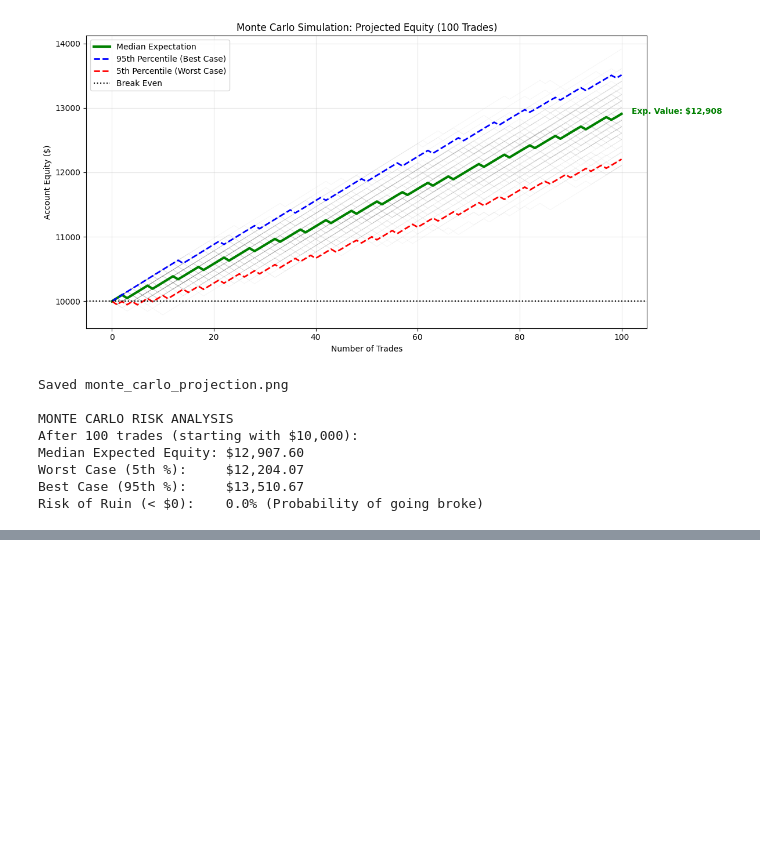
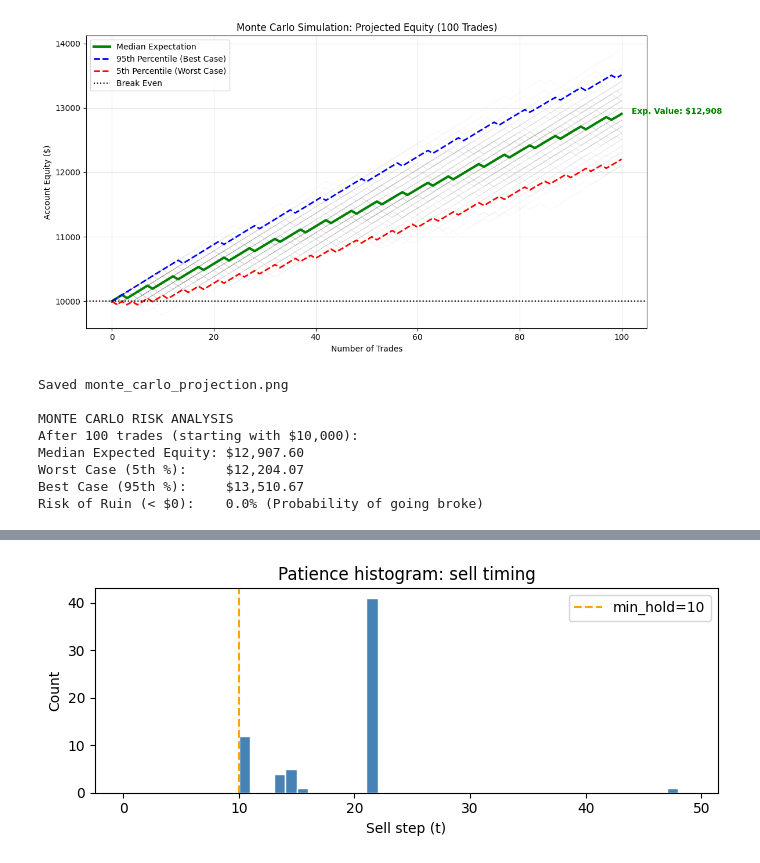
Before and after one commit to mackiannii/445Project, a Jupyter notebook: polymarket_btc/fun.ipynb, the cells around one changed output, grey strips where cells are left out. Cells and saved outputs as stored; diff of their text form; code cells hidden in the pictures; blank space fills up the shorter version.

```diff
--- a/polymarket_btc/fun.ipynb
+++ b/polymarket_btc/fun.ipynb
@@ -1863,0 +1932,93 @@ Risk of Ruin (< $0):    0.0% (Probability of going broke)
+# %%
+# Patience histogram + risk scatter
+import numpy as np
+import matplotlib.pyplot as plt
+from pathlib import Path
+
+min_hold_eval = MIN_HOLD_EVAL if 'MIN_HOLD_EVAL' in globals() else int(globals().get('MIN_HOLD', 24))
+reward_scale = REWARD_SCALE if 'REWARD_SCALE' in globals() else 100.0
+
+base_eps_scan = base_eps if 'base_eps' in globals() else val_eps
+scan_env = make_env(
+    base_eps_scan,
+    fee=FEE,
+    seed=seed_base + 5,
+    min_hold=min_hold_eval,
+    living_penalty=0.01,
+    reward_clip=50.0,
+    reward_scale=reward_scale,
+)
+
+sell_steps = []
+max_drawdowns = []
+final_profits = []
+for ep in base_eps_scan:
+    meta = _meta(ep)
+    side = int(meta['side'])
+    entry = float(meta['entry'])
+    res = float(meta['resolution'])
+    df = ep['df'] if isinstance(ep, dict) else ep.df
+    price_side = df['mid_prob'].to_numpy(dtype=np.float64)
+    price_side = price_side if side == 1 else 1.0 - price_side
+
+    obs, _ = scan_env.reset(options={'episode': ep})
+    done = False
+    exit_step = None
+    final_profit = None
+    while not done:
+        t = scan_env.t
+        action, _ = agent.predict(obs, deterministic=True)
+        obs, reward, terminated, truncated, info = scan_env.step(int(action))
+        done = terminated or truncated
+        if terminated and int(action) == 1 and t >= min_hold_eval:
+            exit_step = t
+            exit_price = price_side[min(t, len(price_side) - 1)]
+            final_profit = (exit_price - entry) * reward_scale
+        elif done and truncated:
+            exit_step = scan_env.t
+            exit_price = res if side == 1 else (1.0 - res)
+            final_profit = (exit_price - entry) * reward_scale
+
+    if exit_step is None:
+        exit_step = scan_env.t
+        exit_price = res if side == 1 else (1.0 - res)
+        final_profit = (exit_price - entry) * reward_scale
+
+    sell_steps.append(exit_step)
+    path_pnl = (price_side - entry) * reward_scale
+    exit_idx = min(exit_step, len(path_pnl) - 1)
+    max_drawdowns.append(float(path_pnl[: exit_idx + 1].min()))
+    final_profits.append(final_profit)
+
+plot_dir = (DATA if 'DATA' in globals() else Path('data')) / 'plots'
+plot_dir.mkdir(parents=True, exist_ok=True)
+
+# Patience histogram
+plt.figure(figsize=(7, 3))
+plt.hist(sell_steps, bins=np.arange(0, len(base_eps_scan[0]['df']) + 2), color='steelblue', edgecolor='white')
+plt.axvline(min_hold_eval, color='orange', linestyle='--', label=f'min_hold={min_hold_eval}')
+plt.xlabel('Sell step (t)')
+plt.ylabel('Count')
+plt.title('Patience histogram: sell timing')
+plt.legend()
+plt.tight_layout()
+patience_path = plot_dir / 'sell_step_histogram.png'
+plt.savefig(patience_path, dpi=150)
+plt.show()
+print(f'Saved sell-step histogram to {patience_path}')
+
+# Risk tolerance scatter
+plt.figure(figsize=(6, 4))
+plt.scatter(max_drawdowns, final_profits, alpha=0.7, color='purple', edgecolor='white')
+plt.axvline(0, color='gray', linewidth=1)
+plt.axhline(0, color='gray', linewidth=1)
+plt.xlabel('Max drawdown (PnL, scaled)')
+plt.ylabel('Final profit (PnL, scaled)')
+plt.title('No Pain, No Gain: drawdown vs final profit')
+plt.tight_layout()
+scatter_path = plot_dir / 'drawdown_vs_profit.png'
+plt.savefig(scatter_path, dpi=150)
+plt.show()
+print(f'Saved drawdown/profit scatter to {scatter_path}')
+# %% [output]
+[figure, added]
```
Also changed, not shown: parts of 2 cells of this notebook, 3 other files.
